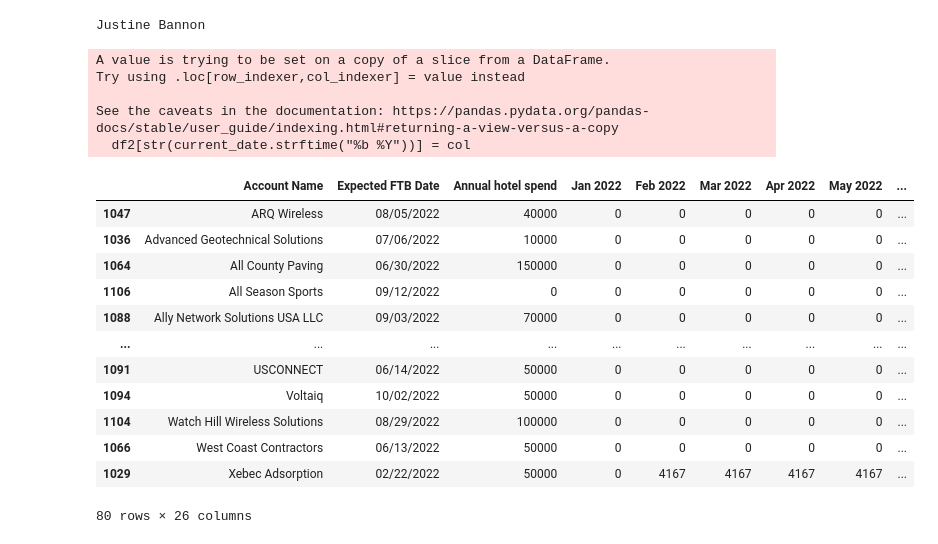
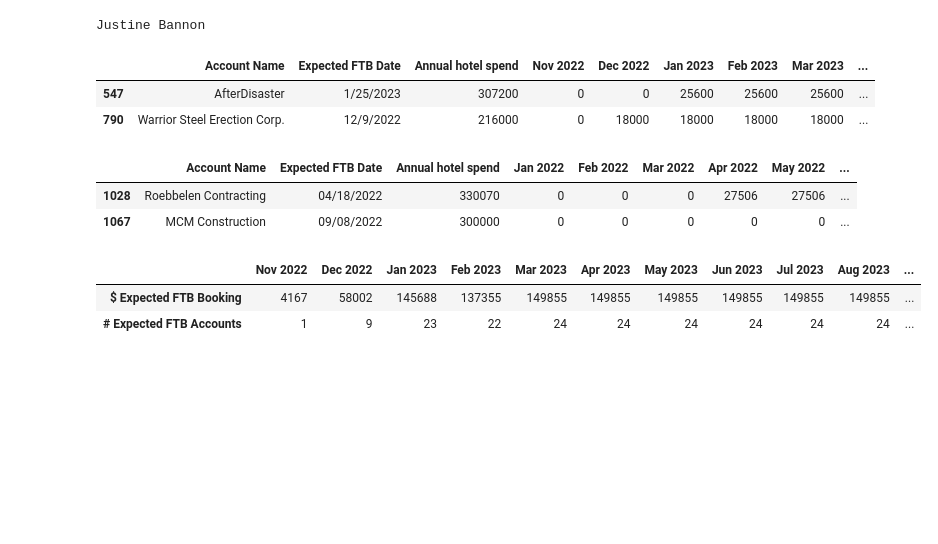
Before and after one commit to EnricoBorriello/Pipeline, a Jupyter notebook: Main.ipynb, the cells around one changed output. Drawn from its saved outputs; the diff is of its cells as text; code cells hidden in the pictures; blank space fills up the shorter version.

```diff
--- a/Main.ipynb
+++ b/Main.ipynb
@@ -126,27 +187,0 @@ df2 = df1[['Account Name','Expected FTB Date','Annual hotel spend']]
-# %%
-# Define the range using the first and second dates
-start_date_str = find_date_range(df2['Expected FTB Date'])[0]
-end_date_str = find_date_range(df2['Expected FTB Date'])[1]
-
-# Convert the start and end dates to datetime objects
-start_date = datetime.strptime(start_date_str, "%m/%d/%Y")
-end_date = datetime.strptime(end_date_str, "%m/%d/%Y")
-
-# Add one year to the end date
-end_date_plus_one_year = end_date + timedelta(days=365)
-
-# Iterate through the months and print the abbreviated month and year
-
-col = [0 for i in range(len(df2))]
-
-current_date = start_date
-while current_date < end_date_plus_one_year:
-    #print(current_date.strftime("%b %Y"))
-    df2[str(current_date.strftime("%b %Y"))] = col
-    current_date += timedelta(days=30)
-# %% [output]
-A value is trying to be set on a copy of a slice from a DataFrame.
-Try using .loc[row_indexer,col_indexer] = value instead
-
-See the caveats in the documentation: https://pandas.pydata.org/pandas-docs/stable/user_guide/indexing.html#returning-a-view-versus-a-copy
-  df2[str(current_date.strftime("%b %Y"))] = col
@@ -167,21 +187,0 @@ for i in range(len(df2)): # loop over accounts for given owner
-# %%
-# This reproduces the content of "Prospect (Pre-FTB) detail"
-# Now I need to reproduce "Customers (Post-FTB) Detail"
-# and "Pipeline Summary"
-
-sorted_df2 = df2.sort_values(by='Account Name')
-sorted_df2
-# %% [output]
-|  | Account Name | Expected FTB Date | Annual hotel spend | Jan 2022 | Feb 2022 | Mar 2022 | Apr 2022 | May 2022 | ... |
-| 1047 | ARQ Wireless | 08/05/2022 | 40000 | 0 | 0 | 0 | 0 | 0 | ... |
-| 1036 | Advanced Geotechnical Solutions | 07/06/2022 | 10000 | 0 | 0 | 0 | 0 | 0 | ... |
-| 1064 | All County Paving | 06/30/2022 | 150000 | 0 | 0 | 0 | 0 | 0 | ... |
-| 1106 | All Season Sports | 09/12/2022 | 0 | 0 | 0 | 0 | 0 | 0 | ... |
-| 1088 | Ally Network Solutions USA LLC | 09/03/2022 | 70000 | 0 | 0 | 0 | 0 | 0 | ... |
-| ... | ... | ... | ... | ... | ... | ... | ... | ... | ... |
-| 1091 | USCONNECT | 06/14/2022 | 50000 | 0 | 0 | 0 | 0 | 0 | ... |
-| 1094 | Voltaiq | 10/02/2022 | 50000 | 0 | 0 | 0 | 0 | 0 | ... |
-| 1104 | Watch Hill Wireless Solutions | 08/29/2022 | 100000 | 0 | 0 | 0 | 0 | 0 | ... |
-| 1066 | West Coast Contractors | 06/13/2022 | 50000 | 0 | 0 | 0 | 0 | 0 | ... |
-| 1029 | Xebec Adsorption | 02/22/2022 | 50000 | 0 | 4167 | 4167 | 4167 | 4167 | ... |
-80 rows × 26 columns
@@ -201,0 +188,18 @@ df_exp = (pd.concat([df1exp, df2exp], axis=1)[1:]).transpose()
+# %%
+detail_pre[:2]
+# %% [output]
+|  | Account Name | Expected FTB Date | Annual hotel spend | Nov 2022 | Dec 2022 | Jan 2023 | Feb 2023 | Mar 2023 | ... |
+| 547 | AfterDisaster | 1/25/2023 | 307200 | 0 | 0 | 25600 | 25600 | 25600 | ... |
+| 790 | Warrior Steel Erection Corp. | 12/9/2022 | 216000 | 0 | 18000 | 18000 | 18000 | 18000 | ... |
+# %%
+detail_post[:2]
+# %% [output]
+|  | Account Name | Expected FTB Date | Annual hotel spend | Jan 2022 | Feb 2022 | Mar 2022 | Apr 2022 | May 2022 | ... |
+| 1028 | Roebbelen Contracting | 04/18/2022 | 330070 | 0 | 0 | 0 | 27506 | 27506 | ... |
+| 1067 | MCM Construction | 09/08/2022 | 300000 | 0 | 0 | 0 | 0 | 0 | ... |
+# %%
+partial_pipeline_summary( detail_pre , detail_type = 'pre' )
+# %% [output]
+|  | Nov 2022 | Dec 2022 | Jan 2023 | Feb 2023 | Mar 2023 | Apr 2023 | May 2023 | Jun 2023 | Jul 2023 | Aug 2023 | ... |
+| $ Expected FTB Booking | 4167 | 58002 | 145688 | 137355 | 149855 | 149855 | 149855 | 149855 | 149855 | 149855 | ... |
+| # Expected FTB Accounts | 1 | 9 | 23 | 22 | 24 | 24 | 24 | 24 | 24 | 24 | ... |
```
Also changed, not shown: parts of 30 cells of this notebook.
